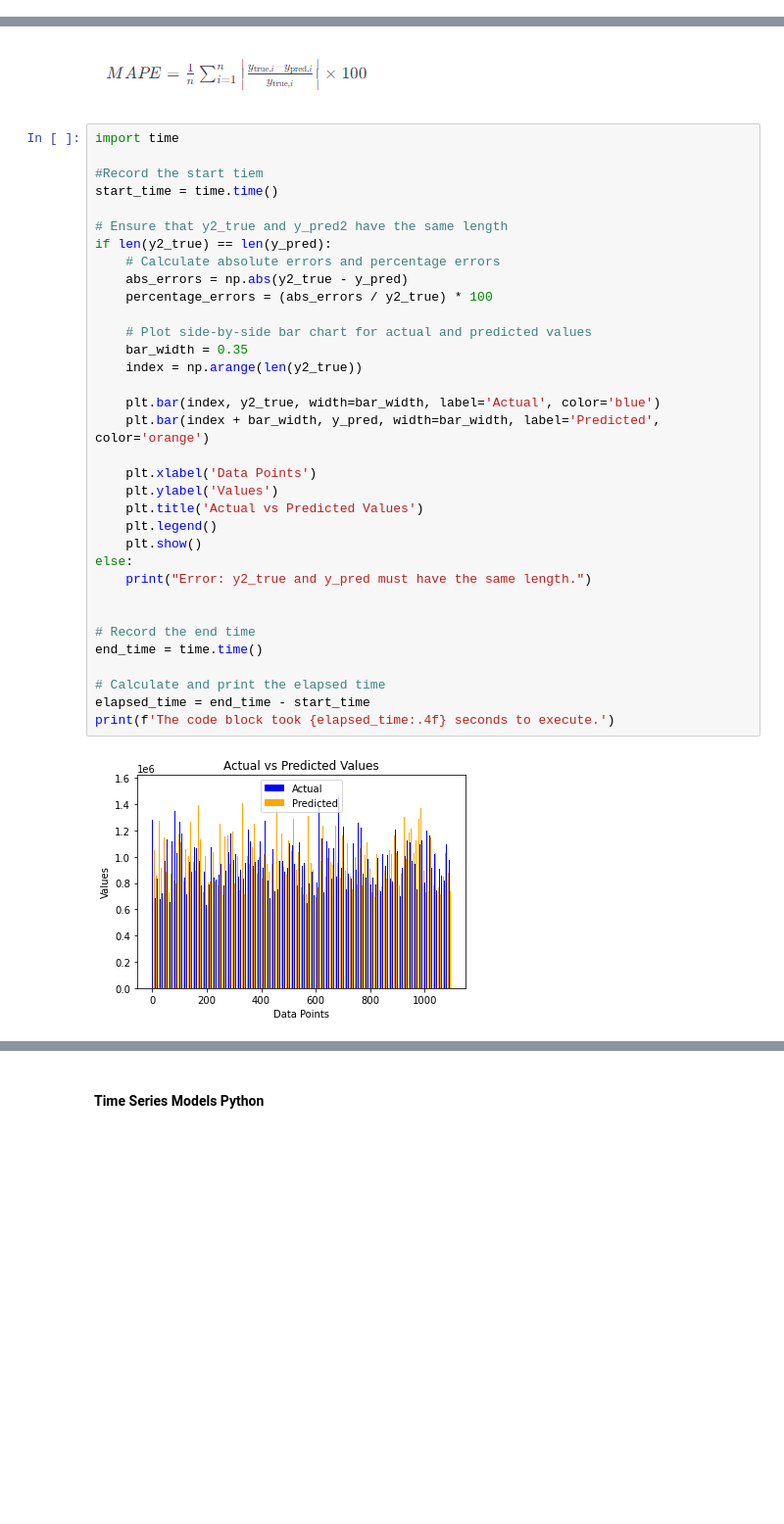
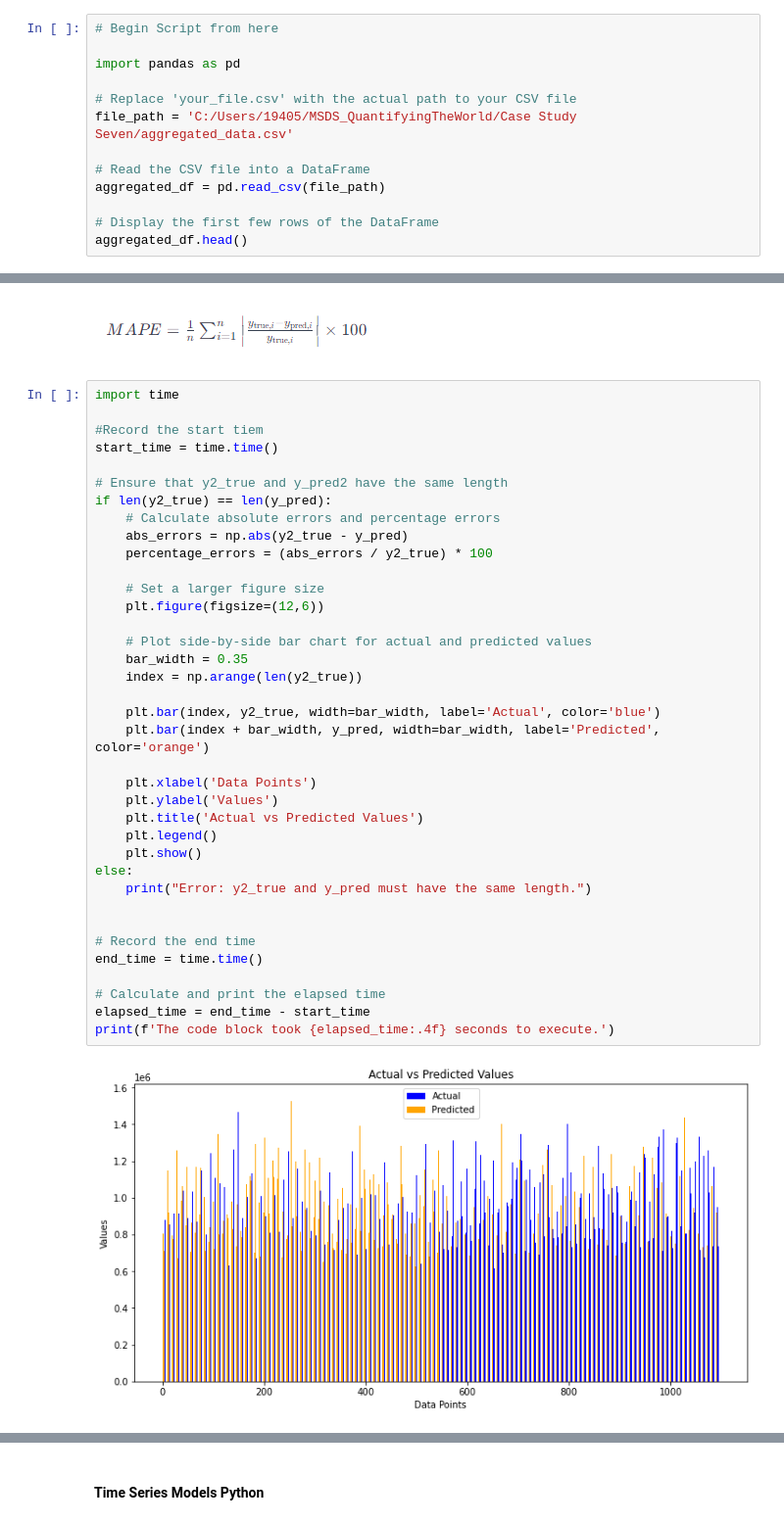
Before and after one commit to mustang-lexie/MSDS_6120_Capstone_ARW_LEXIE, a Jupyter notebook: Capstone Data Project-Agg.ipynb, the cells around one changed output, grey strips where cells are left out. Shown at 98% size. Cells and saved outputs as stored; diff of their text form; blank space fills up the shorter version.

```diff
--- a/Capstone Data Project-Agg.ipynb
+++ b/Capstone Data Project-Agg.ipynb
@@ -225,0 +228,13 @@ aggregated_df.to_csv(output_path, index=False)
+# %%
+# Begin Script from here
+
+import pandas as pd
+
+# Replace 'your_file.csv' with the actual path to your CSV file
+file_path = 'C:/Users/19405/MSDS_QuantifyingTheWorld/Case Study Seven/aggregated_data.csv'
+
+# Read the CSV file into a DataFrame
+aggregated_df = pd.read_csv(file_path)
+
+# Display the first few rows of the DataFrame
+aggregated_df.head()
@@ -650,31 +673,34 @@ start_time = time.time()
 
 # Ensure that y2_true and y_pred2 have the same length
 if len(y2_true) == len(y_pred):
     # Calculate absolute errors and percentage errors
     abs_errors = np.abs(y2_true - y_pred)
     percentage_errors = (abs_errors / y2_true) * 100
+
+    # Set a larger figure size
+    plt.figure(figsize=(12,6))
 
     # Plot side-by-side bar chart for actual and predicted values
     bar_width = 0.35
     index = np.arange(len(y2_true))
 
     plt.bar(index, y2_true, width=bar_width, label='Actual', color='blue')
     plt.bar(index + bar_width, y_pred, width=bar_width, label='Predicted', color='orange')
 
     plt.xlabel('Data Points')
     plt.ylabel('Values')
     plt.title('Actual vs Predicted Values')
     plt.legend()
     plt.show()
 else:
     print("Error: y2_true and y_pred must have the same length.")
 
 
 # Record the end time
 end_time = time.time()
 
 # Calculate and print the elapsed time
 elapsed_time = end_time - start_time
 print(f'The code block took {elapsed_time:.4f} seconds to execute.')
 # %% [output]
-[figure, old version]
+[figure, new version]
```
Also changed, not shown: parts of 28 cells of this notebook.
